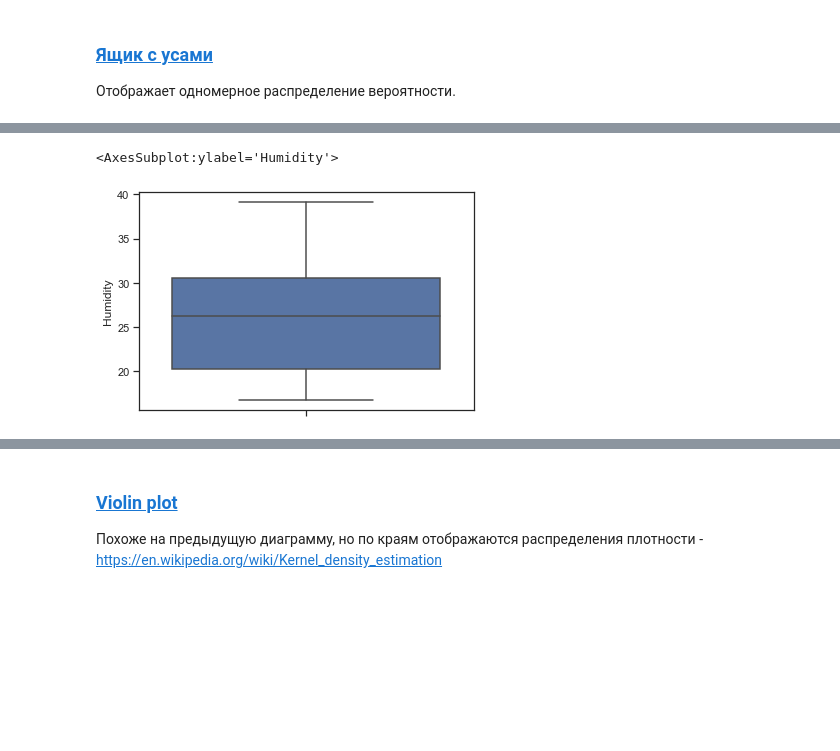
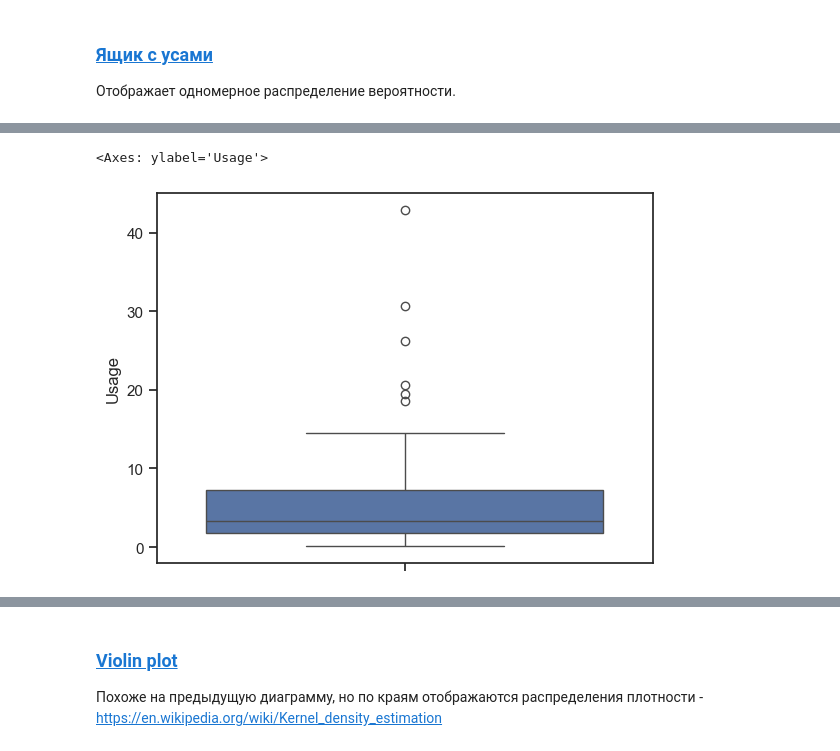
Before and after one commit to Bizerman/TMO, a Jupyter notebook: ClashRoyal_visualization.ipynb, the cells around one changed output, grey strips where cells are left out. Cells and saved outputs as stored; diff of their text form; code cells hidden in the pictures; blank space fills up the shorter version.

```diff
--- a/ClashRoyal_visualization.ipynb
+++ b/ClashRoyal_visualization.ipynb
@@ -42,6 +42,6 @@ sns.set(style="ticks")
 # %%
 # Будем анализировать данные только на обучающей выборке
-data = pd.read_csv('data/datatraining.txt', sep=",")
+data = pd.read_csv('clash_royale_cards.csv', sep=",")
 # %% [markdown]
 # 2) Основные характеристики датасета
 # %%
@@ -196,8 +209,8 @@ sns.boxplot(x=data['Humidity'])
 # %%
 # По вертикали
-sns.boxplot(y=data['Humidity'])
+sns.boxplot(y=data['Usage'])
 # %% [output]
-<AxesSubplot:ylabel='Humidity'>
+<Axes: ylabel='Usage'>
-[figure, old version]
+[figure, new version]
 # %%
 # Распределение параметра Humidity сгруппированные по Occupancy.
```
Also changed, not shown: parts of 36 cells of this notebook.
